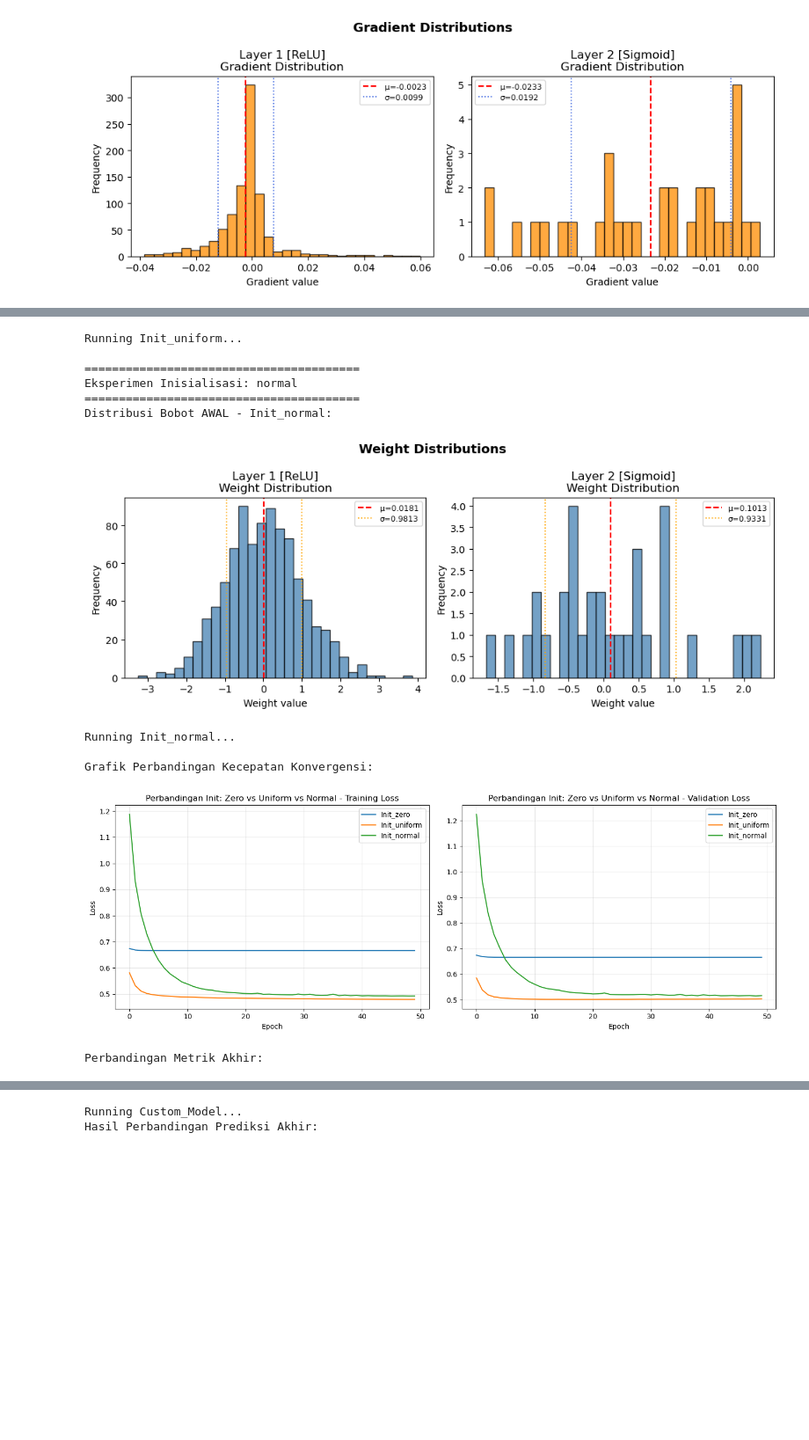
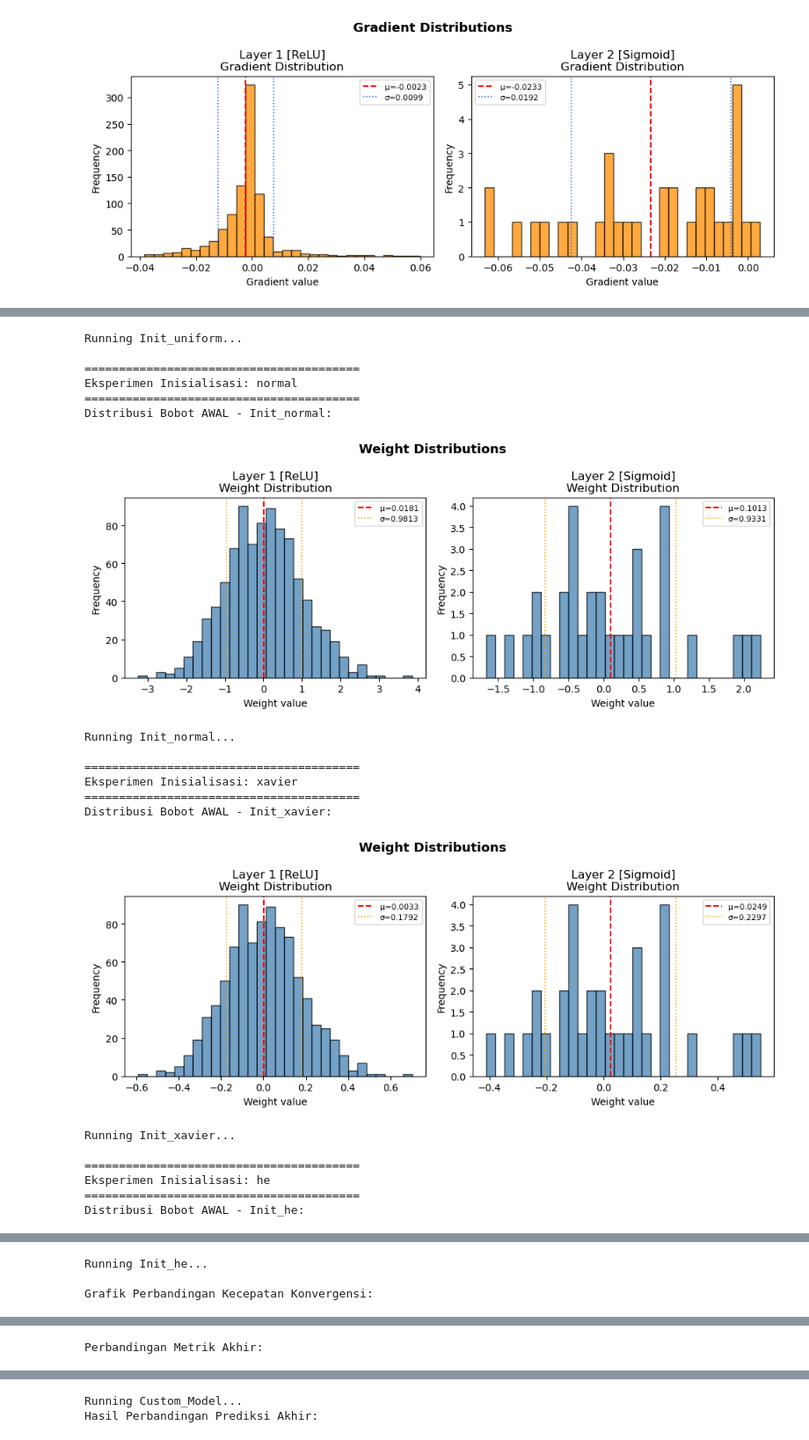
Before and after one commit to sbimasena/Feedforward-Neural-Network_MajangLu, a Jupyter notebook: src/pipeline.ipynb, the cells around one changed output, grey strips where cells are left out. Shown at 88% size. Drawn from its saved outputs; the diff is of its cells as text; code cells hidden in the pictures; blank space fills up the shorter version.

```diff
--- a/src/pipeline.ipynb
+++ b/src/pipeline.ipynb
@@ -168,7 +168,7 @@ Running Depth_5...
 | 2 | Depth_3 | 0.7465 | 0.780186 | 0.818846 | 0.799049 | 0.475699 | 0.507675 | 3 |
 # %%
 act_results = {}
-options = {"ReLU": ReLU(), "Sigmoid": Sigmoid(), "Tanh": Tanh(), "Linear": Linear()}
+options = {"ReLU": ReLU(), "Sigmoid": Sigmoid(), "Tanh": Tanh(), "Linear": Linear(), "LeakyReLU": LeakyReLU(), "ELU": ELU()}
 
 for idx, (act_name, act_obj) in enumerate(options.items()):
     name = f"Activation_{act_name}"
@@ -283,7 +287,7 @@ Analisis Distribusi Bobot dan Gradien:
 [figure]
 [figure]
 # %%
-init_methods = ['zero', 'uniform', 'normal']
+init_methods = ['zero', 'uniform', 'normal', 'xavier', 'he']
 
 init_results = {}
 
@@ -310,33 +314,41 @@ for init in init_methods:
 
 
 print("\nGrafik Perbandingan Kecepatan Konvergensi:")
 plot_history_collection(init_results, "Perbandingan Init: Zero vs Uniform vs Normal")
 
 print("\nPerbandingan Metrik Akhir:")
 df_init = results_to_dataframe(init_results)
 display(df_init)
 # %% [output]
 ========================================
 Eksperimen Inisialisasi: zero
 ========================================
 Distribusi Bobot AWAL - Init_zero:
 [figure]
 Running Init_zero...
 
 ========================================
 Eksperimen Inisialisasi: uniform
 ========================================
 Distribusi Bobot AWAL - Init_uniform:
 [figure]
 Running Init_uniform...
 
 ========================================
 Eksperimen Inisialisasi: normal
 ========================================
 Distribusi Bobot AWAL - Init_normal:
 [figure]
 Running Init_normal...
 
-Grafik Perbandingan Kecepatan Konvergensi:
+========================================
+Eksperimen Inisialisasi: xavier
+========================================
+Distribusi Bobot AWAL - Init_xavier:
-[figure, old version]
+[figure, new version]
-Perbandingan Metrik Akhir:
+Running Init_xavier...
+
+========================================
+Eksperimen Inisialisasi: he
+========================================
+Distribusi Bobot AWAL - Init_he:
@@ -342,0 +356,3 @@ Perbandingan Metrik Akhir:
+Running Init_he...
+
+Grafik Perbandingan Kecepatan Konvergensi:
@@ -343,2 +360,3 @@ Perbandingan Metrik Akhir:
+Perbandingan Metrik Akhir:
 |  | experiment | accuracy | precision | recall | f1 | final_train_loss | final_val_loss |
 | 0 | Init_uniform | 0.7530 | 0.784556 | 0.825345 | 0.804434 | 0.479842 | 0.503827 |
```
Also changed, not shown: parts of 3 cells of this notebook.
